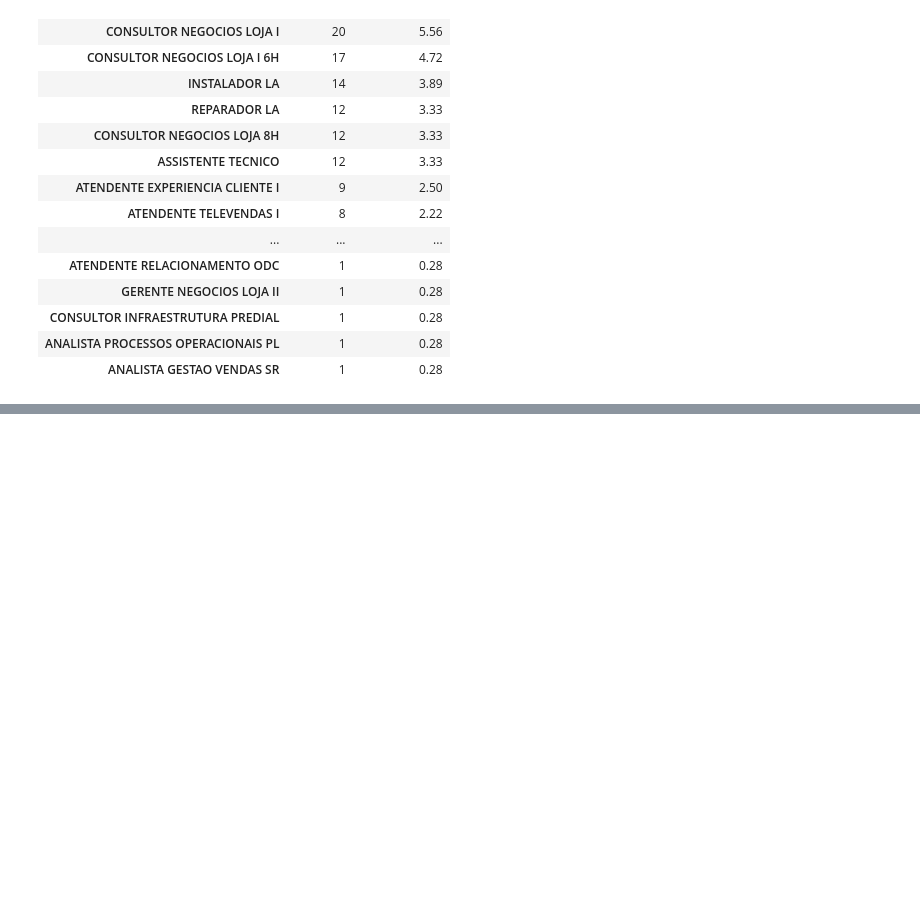
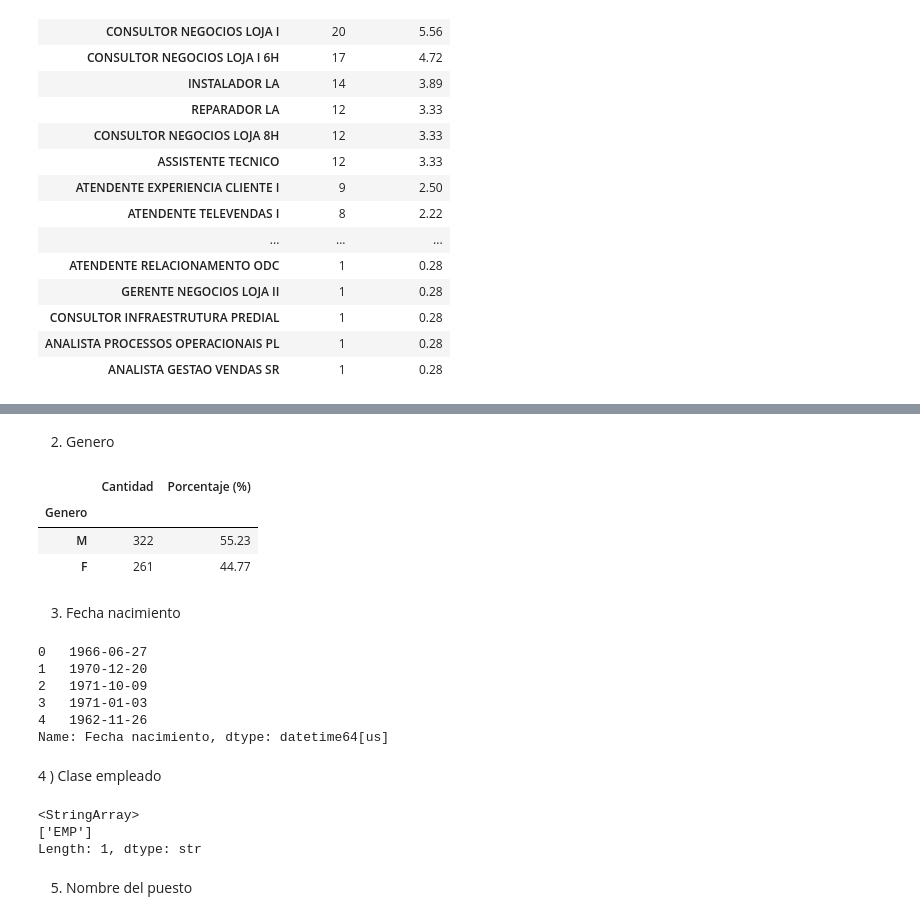
Before and after one commit to saraguzmanlopez-ops/caso_corusan, a Jupyter notebook: ETL.ipynb, the cells around one changed output, grey strips where cells are left out. Drawn from its saved outputs; the diff is of its cells as text; code cells hidden in the pictures; blank space fills up the shorter version.

```diff
--- a/ETL.ipynb
+++ b/ETL.ipynb
@@ -1027,0 +1138,30 @@ analizar_columna(df_bajas,'Nombre del puesto')
+# %% [markdown]
+2) Genero
+# %%
+analizar_columna(df_altas,'Genero')
+# %% [output]
+|  | Cantidad | Porcentaje (%) |
+| Genero |  |  |
+| M | 322 | 55.23 |
+| F | 261 | 44.77 |
+# %% [markdown]
+ 3) Fecha nacimiento
+# %%
+df_altas['Fecha nacimiento'].head()
+# %% [output]
+0   1966-06-27
+1   1970-12-20
+2   1971-10-09
+3   1971-01-03
+4   1962-11-26
+Name: Fecha nacimiento, dtype: datetime64[us]
+# %% [markdown]
+4 ) Clase empleado
+# %%
+df_altas['Clase empleado'].unique()
+# %% [output]
+<StringArray>
+['EMP']
+Length: 1, dtype: str
+# %% [markdown]
+5) Nombre del puesto
```
Also changed, not shown: parts of 25 cells of this notebook, 1 other file.
